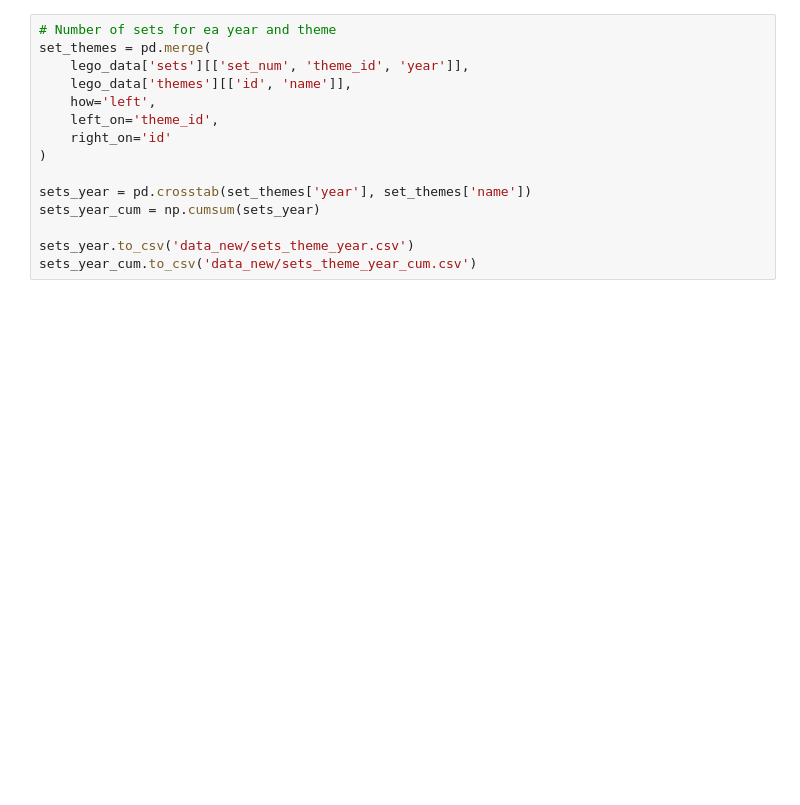
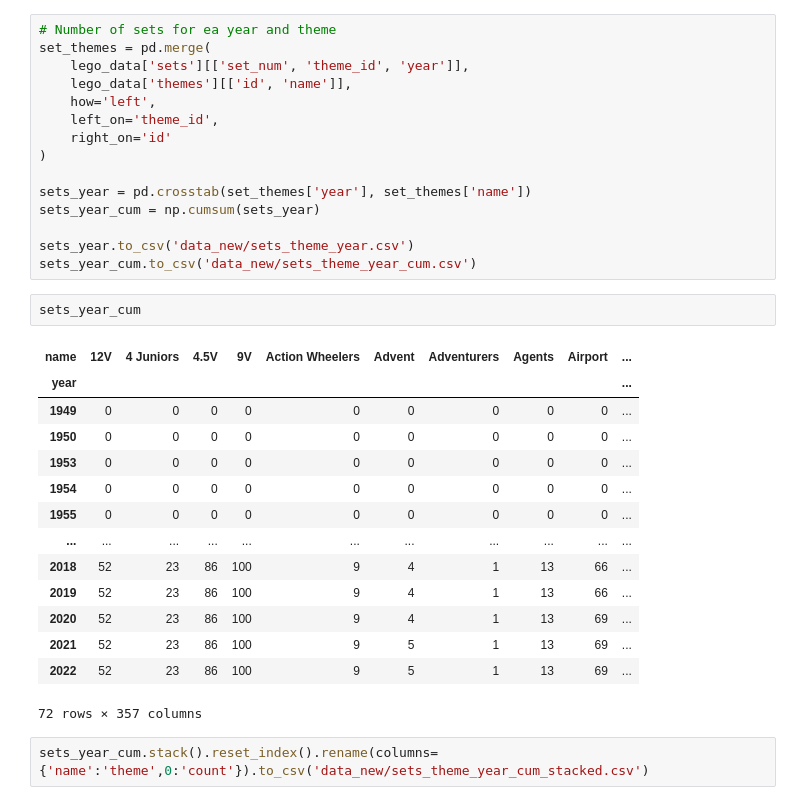
Before and after one commit to colbyyh2/NarrativeVis, a Jupyter notebook: Untitled.ipynb, the cells around one changed output. Saved outputs shown, nothing was run; the diff lists cells and outputs as text; blank space fills up the shorter version.

Commit message:
reshaped data new file

```diff
--- a/Untitled.ipynb
+++ b/Untitled.ipynb
@@ -115,3 +115,22 @@ sets_year_cum = np.cumsum(sets_year)
 
 sets_year.to_csv('data_new/sets_theme_year.csv')
 sets_year_cum.to_csv('data_new/sets_theme_year_cum.csv')
+# %%
+sets_year_cum
+# %% [output]
+| name | 12V | 4 Juniors | 4.5V | 9V | Action Wheelers | Advent | Adventurers | Agents | Airport | ... |
+| year |  |  |  |  |  |  |  |  |  | ... |
+| 1949 | 0 | 0 | 0 | 0 | 0 | 0 | 0 | 0 | 0 | ... |
+| 1950 | 0 | 0 | 0 | 0 | 0 | 0 | 0 | 0 | 0 | ... |
+| 1953 | 0 | 0 | 0 | 0 | 0 | 0 | 0 | 0 | 0 | ... |
+| 1954 | 0 | 0 | 0 | 0 | 0 | 0 | 0 | 0 | 0 | ... |
+| 1955 | 0 | 0 | 0 | 0 | 0 | 0 | 0 | 0 | 0 | ... |
+| ... | ... | ... | ... | ... | ... | ... | ... | ... | ... | ... |
+| 2018 | 52 | 23 | 86 | 100 | 9 | 4 | 1 | 13 | 66 | ... |
+| 2019 | 52 | 23 | 86 | 100 | 9 | 4 | 1 | 13 | 66 | ... |
+| 2020 | 52 | 23 | 86 | 100 | 9 | 4 | 1 | 13 | 69 | ... |
+| 2021 | 52 | 23 | 86 | 100 | 9 | 5 | 1 | 13 | 69 | ... |
+| 2022 | 52 | 23 | 86 | 100 | 9 | 5 | 1 | 13 | 69 | ... |
+72 rows × 357 columns
+# %%
+sets_year_cum.stack().reset_index().rename(columns={'name':'theme',0:'count'}).to_csv('data_new/sets_theme_year_cum_stacked.csv')
```
Also changed, not shown: 3 other files.
